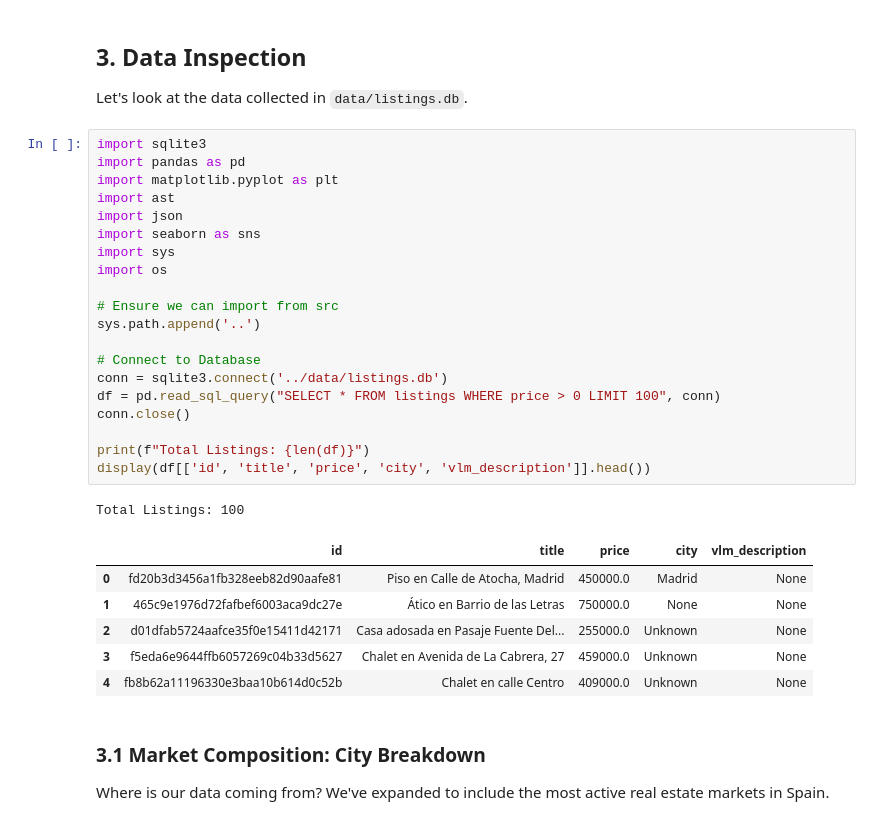
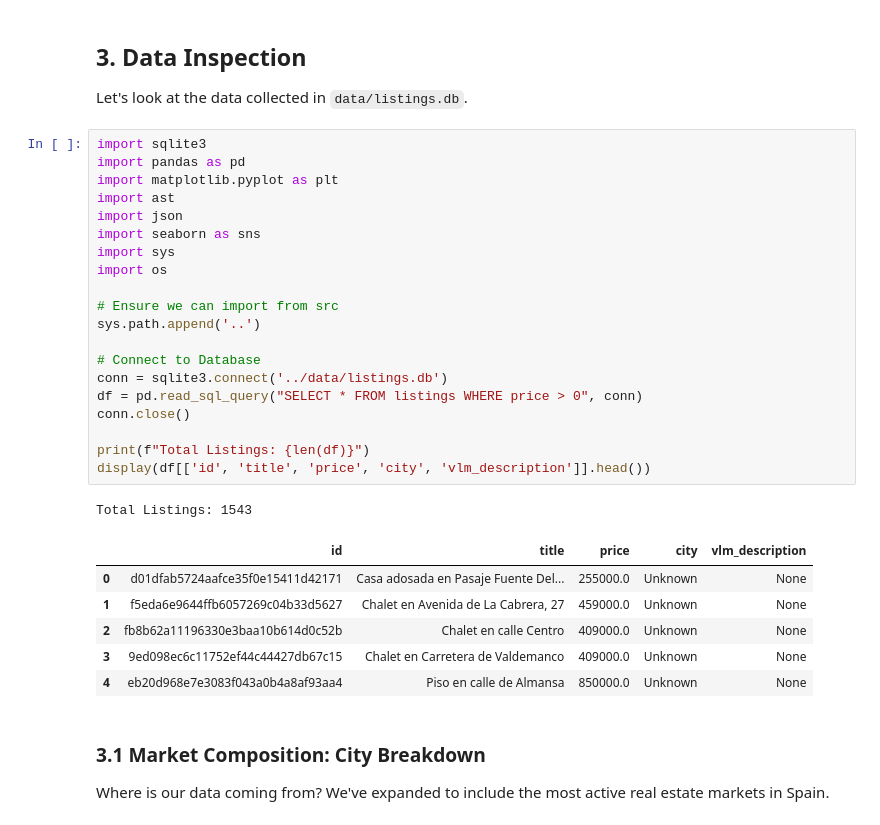
Before and after one commit to Nirtzur0/PropertyScanner, a Jupyter notebook: notebooks/project_overview.ipynb, the cells around one changed output. Drawn from its saved outputs; the diff is of its cells as text.

```diff
--- a/notebooks/project_overview.ipynb
+++ b/notebooks/project_overview.ipynb
@@ -22,31 +22,31 @@ Let's look at the data collected in `data/listings.db`.
 # %%
 import sqlite3
 import pandas as pd
 import matplotlib.pyplot as plt
 import ast
 import json
 import seaborn as sns
 import sys
 import os
 
 # Ensure we can import from src
 sys.path.append('..')
 
 # Connect to Database
 conn = sqlite3.connect('../data/listings.db')
-df = pd.read_sql_query("SELECT * FROM listings WHERE price > 0 LIMIT 100", conn)
+df = pd.read_sql_query("SELECT * FROM listings WHERE price > 0", conn)
 conn.close()
 
 print(f"Total Listings: {len(df)}")
 display(df[['id', 'title', 'price', 'city', 'vlm_description']].head())
 # %% [output]
-Total Listings: 100
+Total Listings: 1543
 |  | id | title | price | city | vlm_description |
-| 0 | fd20b3d3456a1fb328eeb82d90aafe81 | Piso en Calle de Atocha, Madrid | 450000.0 | Madrid | None |
-| 1 | 465c9e1976d72fafbef6003aca9dc27e | Ático en Barrio de las Letras | 750000.0 | None | None |
-| 2 | d01dfab5724aafce35f0e15411d42171 | Casa adosada en Pasaje Fuente Del... | 255000.0 | Unknown | None |
-| 3 | f5eda6e9644ffb6057269c04b33d5627 | Chalet en Avenida de La Cabrera, 27 | 459000.0 | Unknown | None |
-| 4 | fb8b62a11196330e3baa10b614d0c52b | Chalet en calle Centro | 409000.0 | Unknown | None |
+| 0 | d01dfab5724aafce35f0e15411d42171 | Casa adosada en Pasaje Fuente Del... | 255000.0 | Unknown | None |
+| 1 | f5eda6e9644ffb6057269c04b33d5627 | Chalet en Avenida de La Cabrera, 27 | 459000.0 | Unknown | None |
+| 2 | fb8b62a11196330e3baa10b614d0c52b | Chalet en calle Centro | 409000.0 | Unknown | None |
+| 3 | 9ed098ec6c11752ef44c44427db67c15 | Chalet en Carretera de Valdemanco | 409000.0 | Unknown | None |
+| 4 | eb20d968e7e3083f043a0b4a8af93aa4 | Piso en calle de Almansa | 850000.0 | Unknown | None |
 # %% [markdown]
 ### 3.1 Market Composition: City Breakdown
 Where is our data coming from? We've expanded to include the most active real estate markets in Spain.
```
Also changed, not shown: parts of 7 cells of this notebook, 14 other files.
